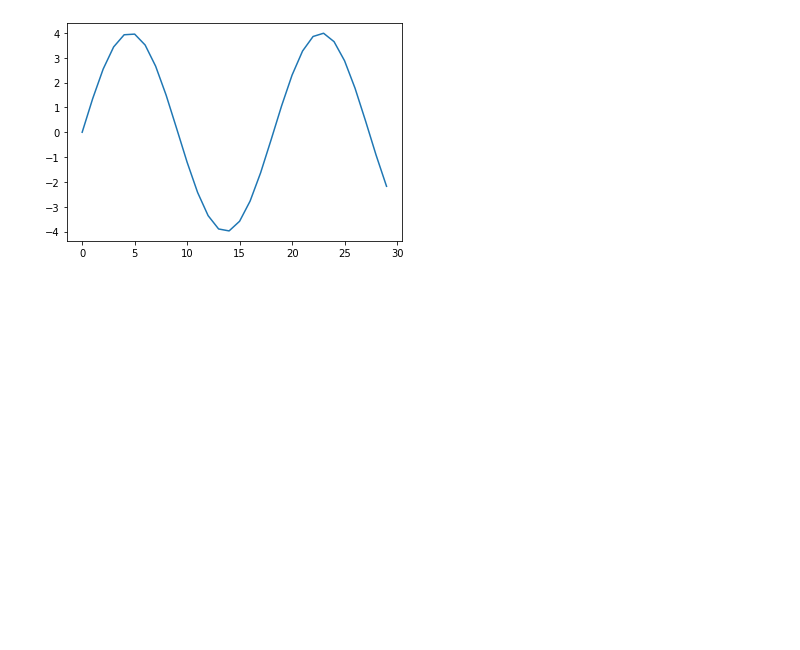
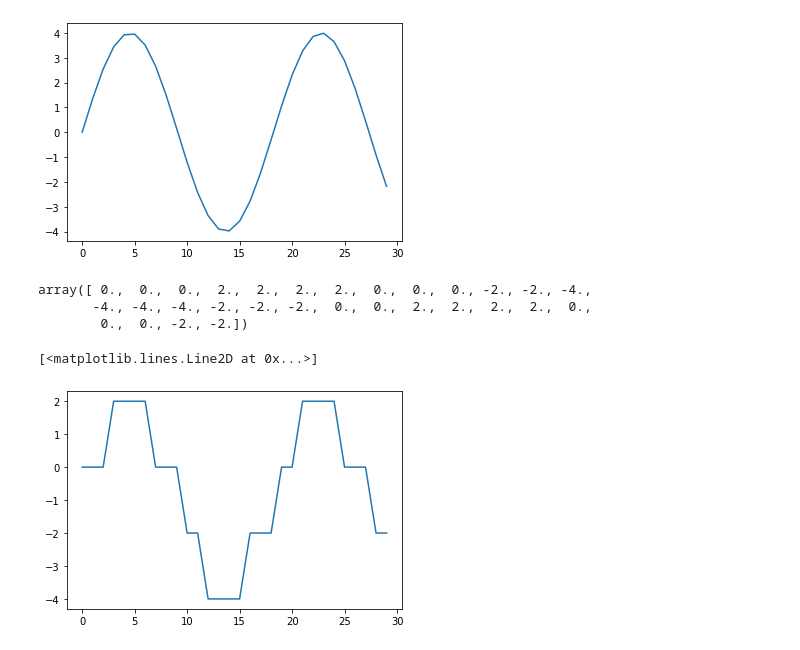
Before and after one commit to jarrodhaas/SAR-Phase-Unwrapping-Benchmark, a Jupyter notebook: Phase Unwrapping Study.ipynb, the cells around one changed output. Drawn from its saved outputs; the diff is of its cells as text; code cells hidden in the pictures; blank space fills up the shorter version.

```diff
--- a/Phase Unwrapping Study.ipynb
+++ b/Phase Unwrapping Study.ipynb
@@ -56,3 +56,14 @@ plt.plot(pu)
 # %% [output]
 [<matplotlib.lines.Line2D at 0x...>]
 [figure]
+# %%
+pu // np.pi*2
+# %% [output]
+array([ 0.,  0.,  0.,  2.,  2.,  2.,  2.,  0.,  0.,  0., -2., -2., -4.,
+       -4., -4., -4., -2., -2., -2.,  0.,  0.,  2.,  2.,  2.,  2.,  0.,
+        0.,  0., -2., -2.])
+# %%
+plt.plot(pu // np.pi*2)
+# %% [output]
+[<matplotlib.lines.Line2D at 0x...>]
+[figure, added]
```
Also changed, not shown: 1 other file.
